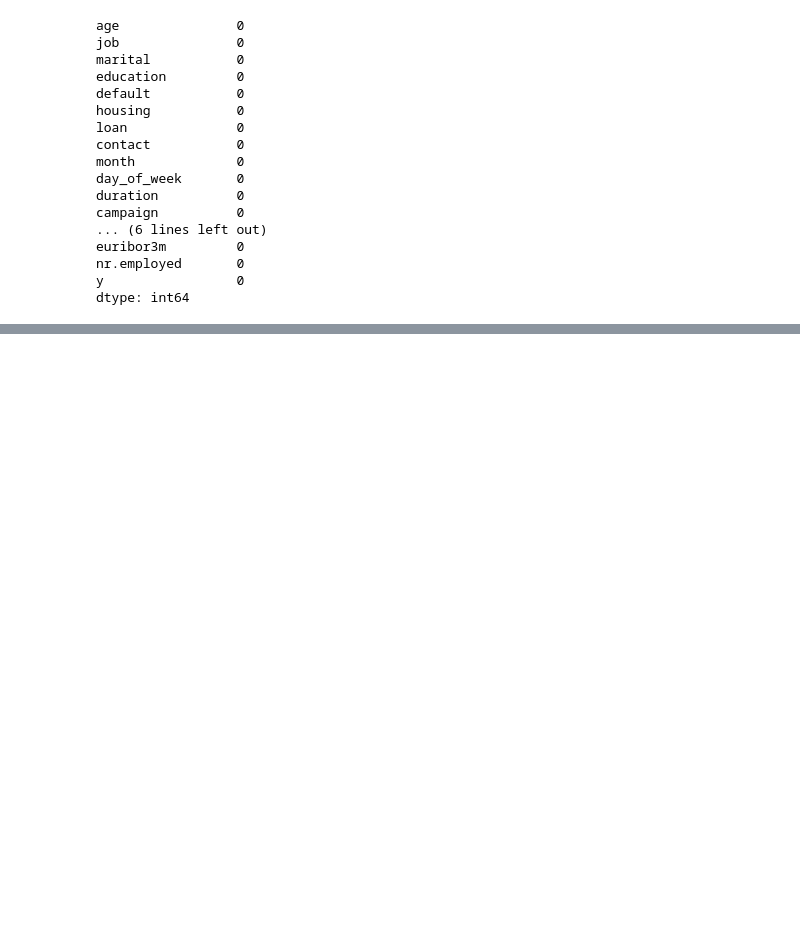
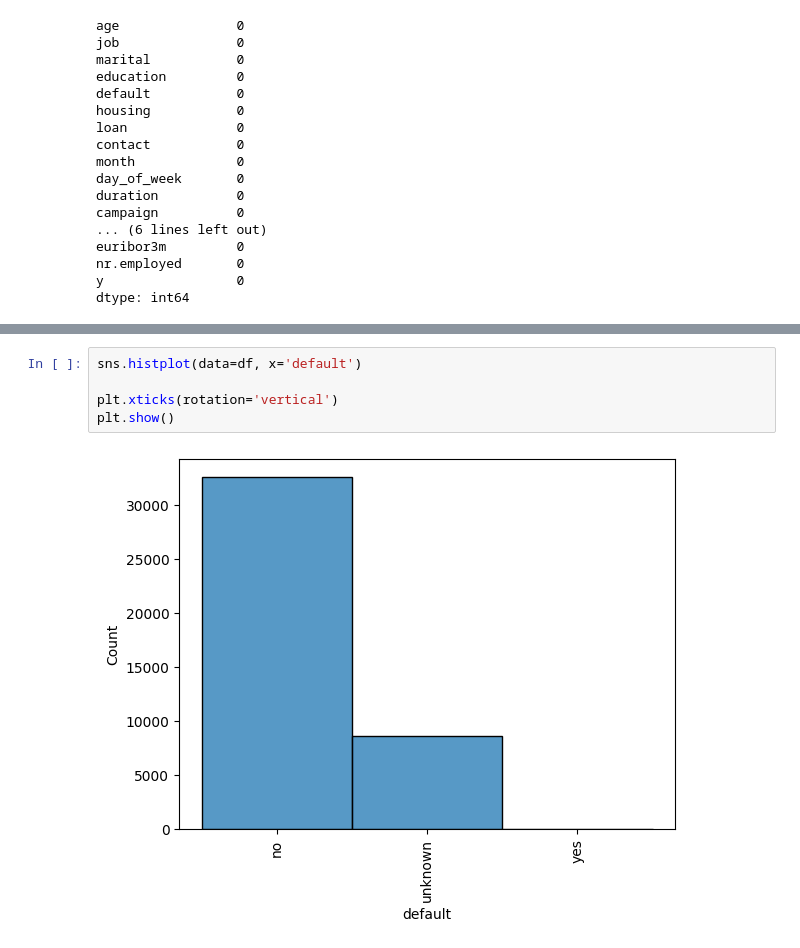
Before and after one commit to puupa/logistic-regression-project, a Jupyter notebook: src/explore.ipynb, the cells around one changed output, grey strips where cells are left out. Drawn from its saved outputs; the diff is of its cells as text; blank space fills up the shorter version.

```diff
--- a/src/explore.ipynb
+++ b/src/explore.ipynb
@@ -50,0 +139,7 @@ dtype: int64
+# %%
+sns.histplot(data=df, x='default')
+
+plt.xticks(rotation='vertical')
+plt.show()
+# %% [output]
+[figure, added]
```
Also changed, not shown: parts of 25 cells of this notebook.
